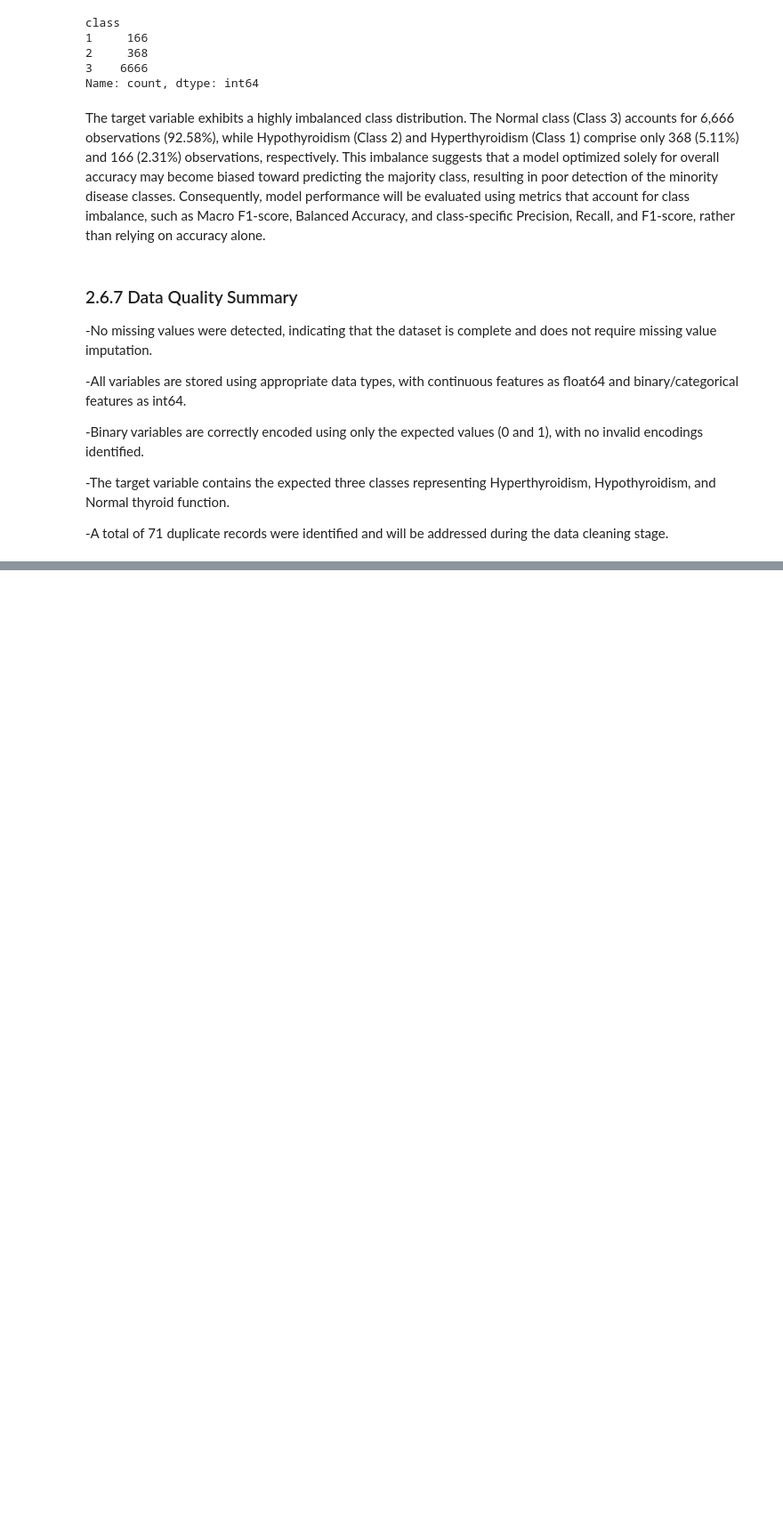
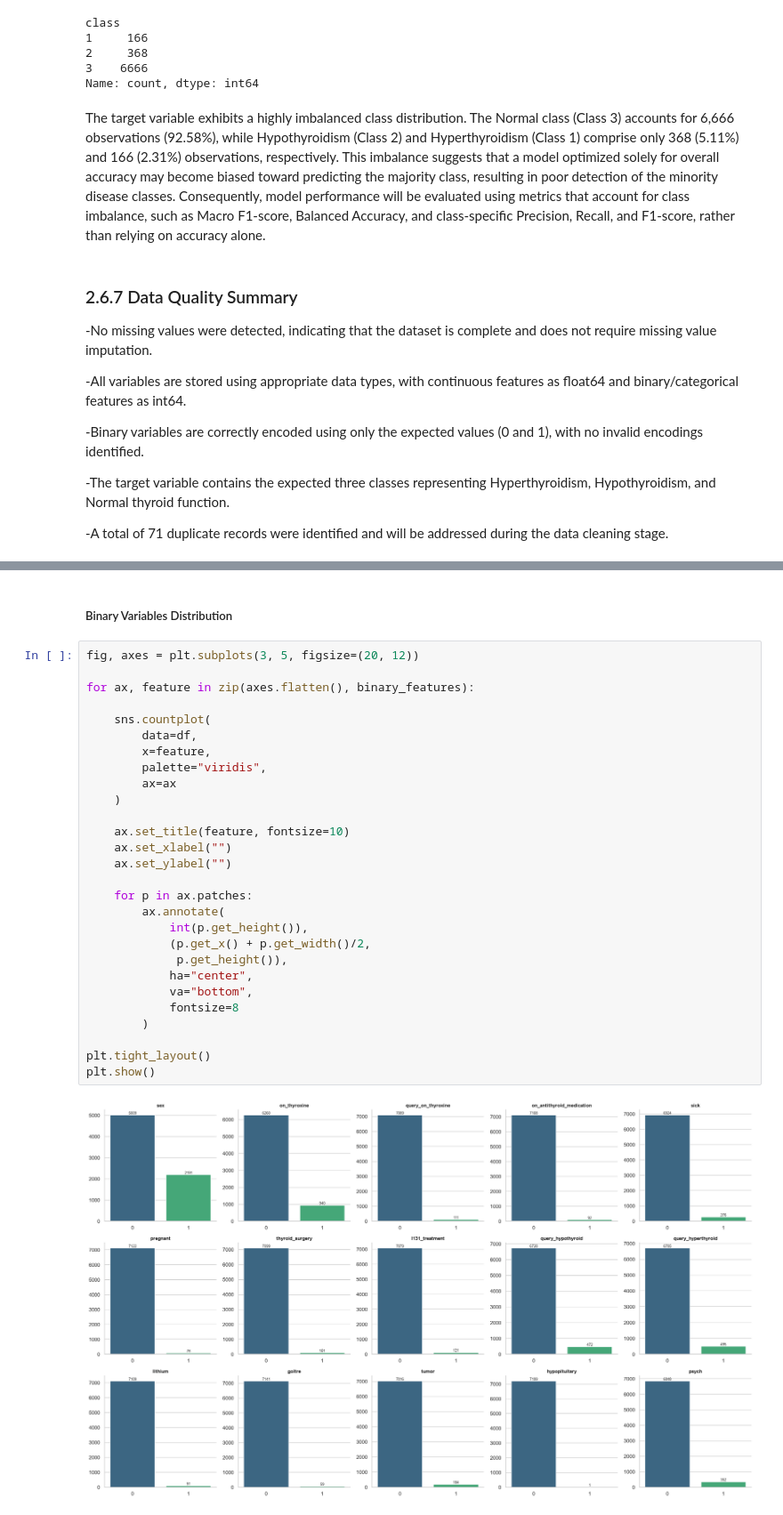
Before and after one commit to byegond-beep/Multi-class-Thyroid-Disease-Classification, a Jupyter notebook: notebook.ipynb, the cells around one changed output, grey strips where cells are left out. Shown at 89% size. Saved outputs shown, nothing was run; the diff lists cells and outputs as text; blank space fills up the shorter version.

```diff
--- a/notebook.ipynb
+++ b/notebook.ipynb
@@ -492,0 +719,32 @@ The target variable exhibits a highly imbalanced class distribution. The Normal
+# %% [markdown]
+##### Binary Variables Distribution
+# %%
+fig, axes = plt.subplots(3, 5, figsize=(20, 12))
+
+for ax, feature in zip(axes.flatten(), binary_features):
+
+    sns.countplot(
+        data=df,
+        x=feature,
+        palette="viridis",
+        ax=ax
+    )
+
+    ax.set_title(feature, fontsize=10)
+    ax.set_xlabel("")
+    ax.set_ylabel("")
+
+    for p in ax.patches:
+        ax.annotate(
+            int(p.get_height()),
+            (p.get_x() + p.get_width()/2,
+             p.get_height()),
+            ha="center",
+            va="bottom",
+            fontsize=8
+        )
+
+plt.tight_layout()
+plt.show()
+# %% [output]
+[figure, added]
```
Also changed, not shown: parts of 17 cells of this notebook.
